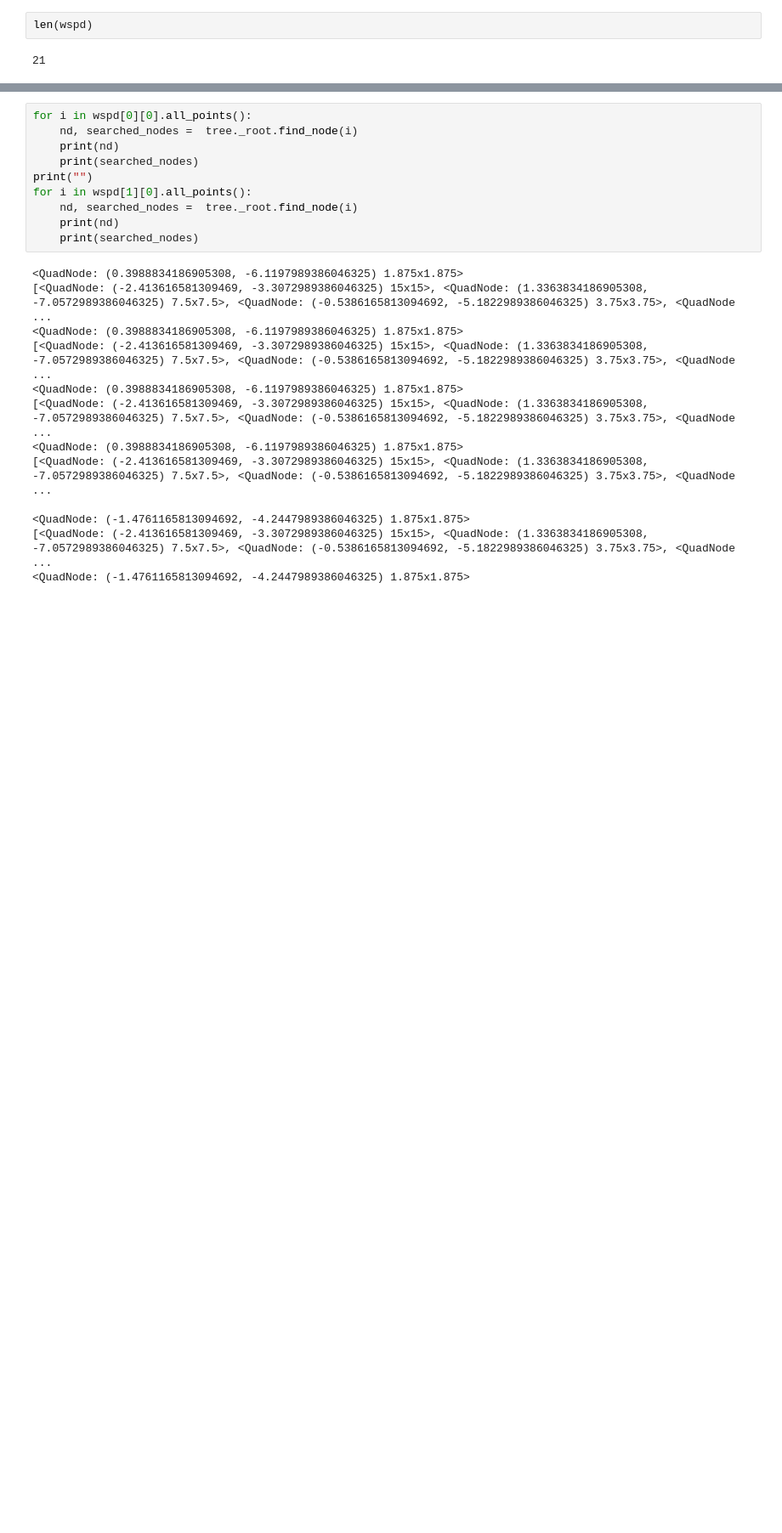
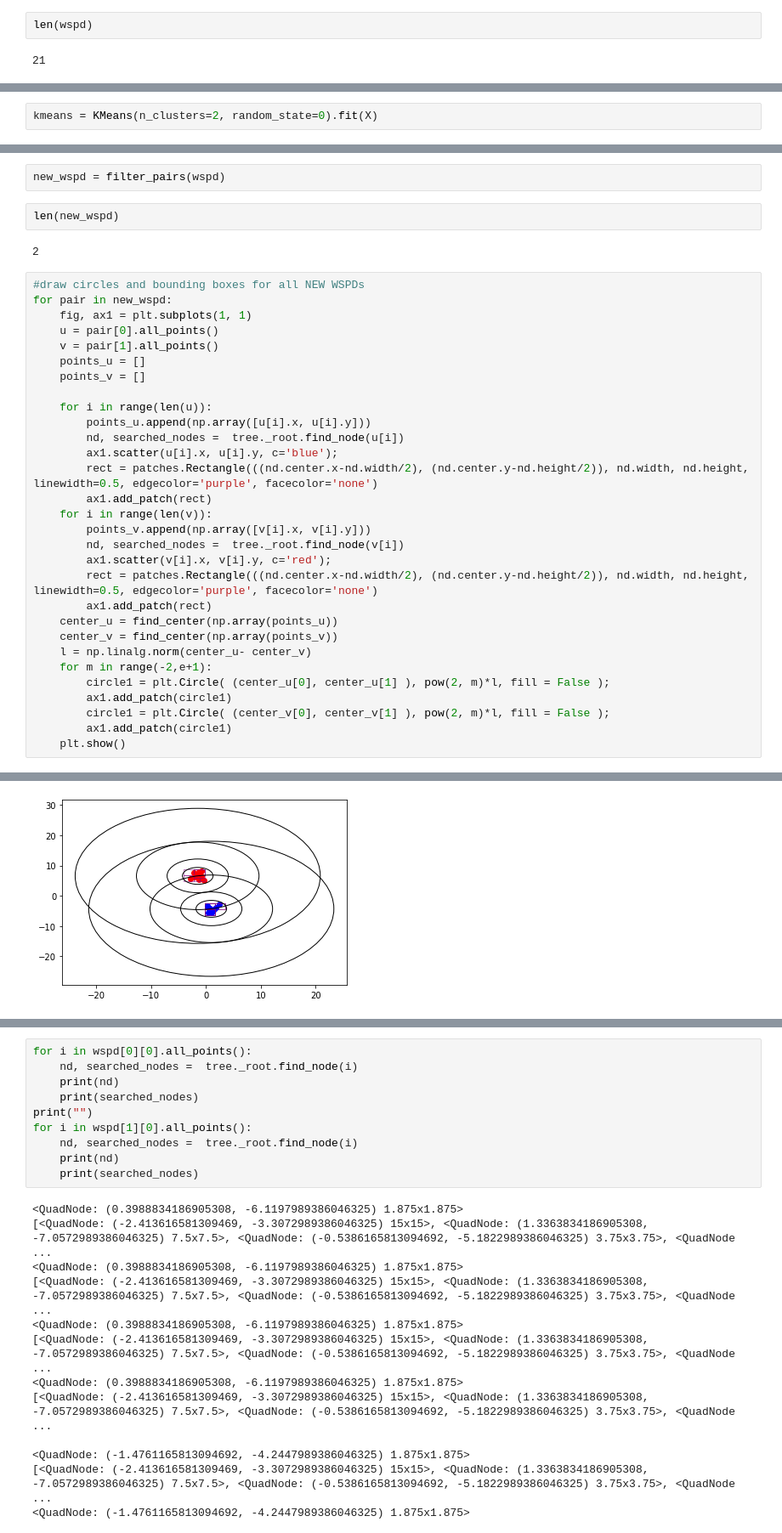
Before and after one commit to kayla-lixinyi/Summer-Project-Advanced-and-Interpretable-Unsupervised-Learning, a Jupyter notebook: WSPD.ipynb, the cells around one changed output, grey strips where cells are left out. Shown at 85% size. Cells and saved outputs as stored; diff of their text form; blank space fills up the shorter version.

```diff
--- a/WSPD.ipynb
+++ b/WSPD.ipynb
@@ -190 +167,3 @@ for pair in wspd:
 ... (9 outputs left out)
+# %%
+kmeans = KMeans(n_clusters=2, random_state=0).fit(X)
@@ -190,0 +202,37 @@ for pair in wspd:
+# %%
+new_wspd = filter_pairs(wspd)
+# %%
+len(new_wspd)
+# %% [output]
+2
+# %%
+#draw circles and bounding boxes for all NEW WSPDs
+for pair in new_wspd:
+    fig, ax1 = plt.subplots(1, 1)
+    u = pair[0].all_points()
+    v = pair[1].all_points()
+    points_u = []
+    points_v = []
+
+    for i in range(len(u)):
+        points_u.append(np.array([u[i].x, u[i].y]))
+        nd, searched_nodes =  tree._root.find_node(u[i])
+        ax1.scatter(u[i].x, u[i].y, c='blue');
+        rect = patches.Rectangle(((nd.center.x-nd.width/2), (nd.center.y-nd.height/2)), nd.width, nd.height, linewidth=0.5, edgecolor='purple', facecolor='none')
+        ax1.add_patch(rect)
+    for i in range(len(v)):
+        points_v.append(np.array([v[i].x, v[i].y]))
+        nd, searched_nodes =  tree._root.find_node(v[i])
+        ax1.scatter(v[i].x, v[i].y, c='red');
+        rect = patches.Rectangle(((nd.center.x-nd.width/2), (nd.center.y-nd.height/2)), nd.width, nd.height, linewidth=0.5, edgecolor='purple', facecolor='none')
+        ax1.add_patch(rect)
+    center_u = find_center(np.array(points_u))
+    center_v = find_center(np.array(points_v))
+    l = np.linalg.norm(center_u- center_v)
+    for m in range(-2,e+1):
+        circle1 = plt.Circle( (center_u[0], center_u[1] ), pow(2, m)*l, fill = False );
+        ax1.add_patch(circle1)
+        circle1 = plt.Circle( (center_v[0], center_v[1] ), pow(2, m)*l, fill = False );
+        ax1.add_patch(circle1)
+    plt.show()
+# %% [output]
@@ -191 +240,2 @@ for pair in wspd:
+[figure, added]
 # %%
```
Also changed, not shown: parts of 22 cells of this notebook.
